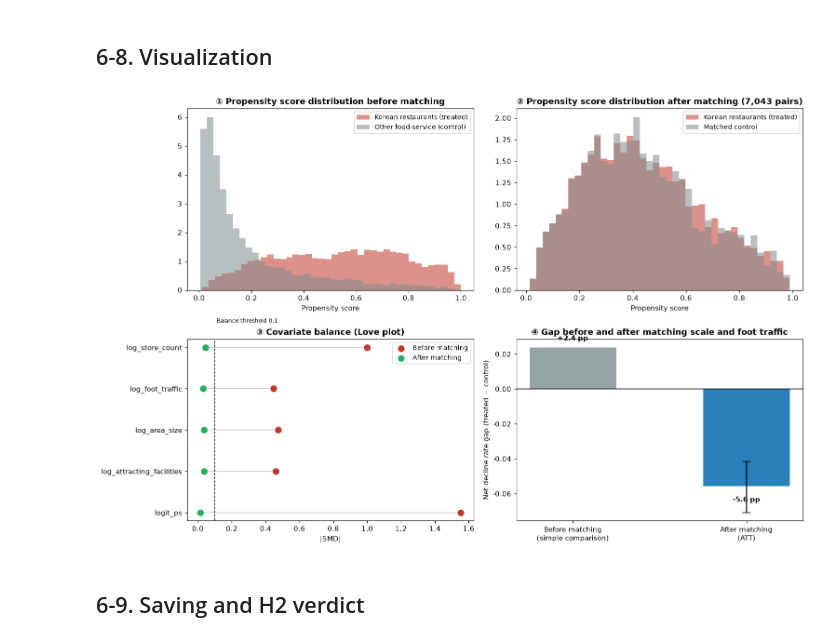
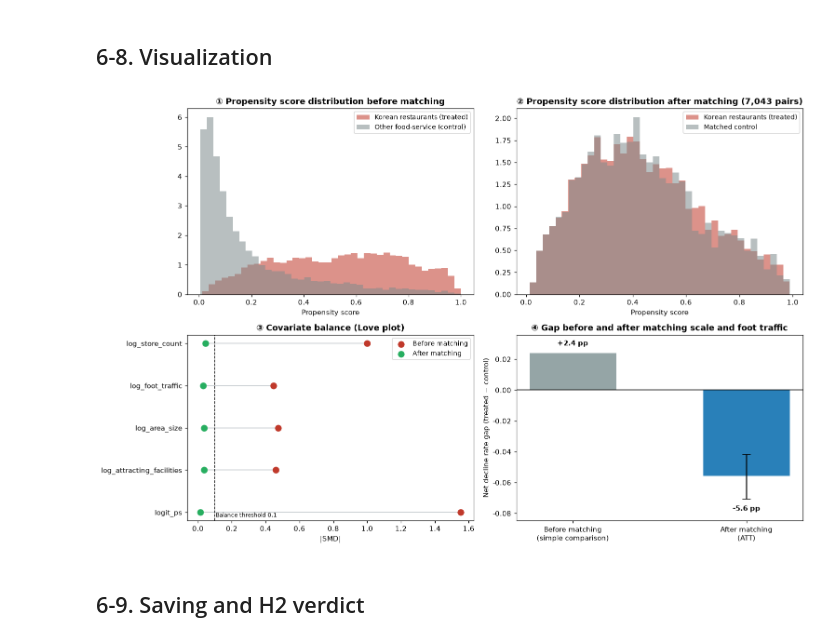
Before and after one commit to jiwoon-oh/seoul-closure-risk, a Jupyter notebook: src/step6_psm.ipynb, the cells around one changed output. Cells and saved outputs as stored; diff of their text form; code cells hidden in the pictures.

```diff
--- a/src/step6_psm.ipynb
+++ b/src/step6_psm.ipynb
@@ -418,37 +418,39 @@ ax[0,0].set_xlabel("Propensity score"); ax[0,0].legend(fontsize=9)
 
 ax[0,1].hist(gm.loc[t_idx, "ps"], bins=40, alpha=.55, density=True, label=f"{TREAT} (treated)", color="#c0392b")
 ax[0,1].hist(gm.loc[c_idx, "ps"], bins=40, alpha=.55, density=True, label="Matched control", color="#7f8c8d")
 ax[0,1].set_title(f"② Propensity score distribution after matching ({len(mp):,} pairs)", weight="bold")
 ax[0,1].set_xlabel("Propensity score"); ax[0,1].legend(fontsize=9)
 
 lp = bal.iloc[::-1]
 ypos = np.arange(len(lp))
 ax[1,0].scatter(lp["smd_before"].abs(), ypos, s=70, c="#c0392b", label="Before matching")
 ax[1,0].scatter(lp["smd_after"].abs(), ypos, s=70, c="#27ae60", label="After matching")
 for i, (a_, b_) in enumerate(zip(lp["smd_before"].abs(), lp["smd_after"].abs())):
     ax[1,0].plot([b_, a_], [i, i], c="#bdc3c7", lw=1, zorder=0)
 ax[1,0].axvline(0.1, ls="--", c="k", lw=1)
-ax[1,0].text(0.1, len(lp)-0.4, " Balance threshold 0.1", fontsize=8)
+ax[1,0].text(0.105, 0.02, "Balance threshold 0.1", fontsize=8, transform=ax[1,0].get_xaxis_transform())
 ax[1,0].set_yticks(ypos); ax[1,0].set_yticklabels(lp["covariate"])
 ax[1,0].set_xlabel("|SMD|"); ax[1,0].set_title("③ Covariate balance (Love plot)", weight="bold")
 ax[1,0].legend(fontsize=9)
 
 labels = ["Before matching\n(simple comparison)", "After matching\n(ATT)"]
 vals = [gap_before, att]
 bars = ax[1,1].bar(labels, vals, color=["#95a5a6", "#c0392b" if att > 0 else "#2980b9"], width=.5)
 ax[1,1].errorbar(1, att, yerr=[[att-ci[0]], [ci[1]-att]], fmt="none", ecolor="k", capsize=6, lw=1.5)
 ax[1,1].axhline(0, c="k", lw=1)
+ax[1,1].set_ylim(min(ci[0], att, gap_before) - 0.014, max(att, gap_before, ci[1]) + 0.012)
 for bb, v in zip(bars, vals):
-    ax[1,1].text(bb.get_x()+bb.get_width()/2, v + (0.004 if v > 0 else -0.009),
-                 f"{(v)*100:+.1f} pp", ha="center", weight="bold")
+    y_ = (v + 0.004) if v > 0 else (ci[0] - 0.004 if bb is bars[1] else v - 0.004)
+    ax[1,1].text(bb.get_x()+bb.get_width()/2, y_, f"{(v)*100:+.1f} pp", ha="center",
+                 va="bottom" if v > 0 else "top", weight="bold")
 ax[1,1].set_ylabel("Net decline rate gap (treated − control)")
 ax[1,1].set_title("④ Gap before and after matching scale and foot traffic", weight="bold")
 
 plt.tight_layout()
 plt.savefig(FIG / "step6_psm.png", dpi=130)
 plt.show()
 # %% [output]
-[figure, old version]
+[figure, new version]
 # %% [markdown]
 ## 6-9. Saving and H2 verdict
 # %%
```
Also changed, not shown: 18 other files.
